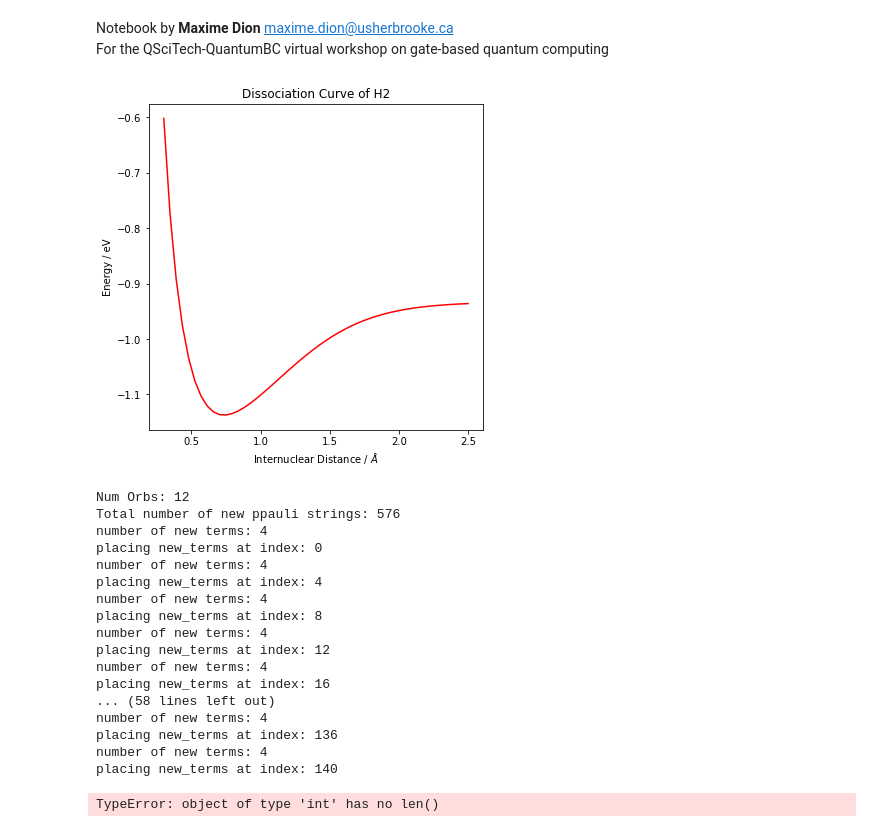
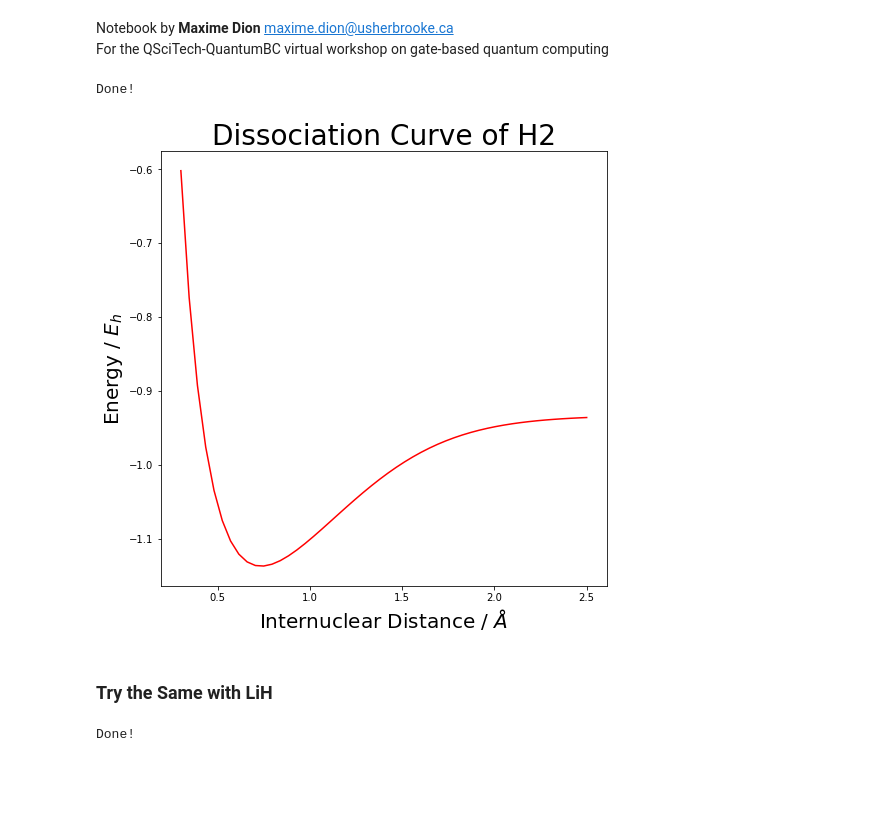
Before and after one commit to beneklins/qiskiteers_h2, a Jupyter notebook: activity3-1.ipynb, the cells around one changed output. Saved outputs shown, nothing was run; the diff lists cells and outputs as text; code cells hidden in the pictures; blank space fills up the shorter version.

```diff
--- a/activity3-1.ipynb
+++ b/activity3-1.ipynb
@@ -730,9 +731,8 @@ Now you could use a `for` loop over an array of distances (say from 0.3 A to 2.5
 # %% [markdown]
 Notebook by **Maxime Dion** <maxime.dion@usherbrooke.ca><br>
 For the QSciTech-QuantumBC virtual workshop on gate-based quantum computing
-# %%
-Eh2, _ = np.linalg.eigh(htot_lcps.to_matrix())
 # %%
+%autoreload
 n = 50
 distances = np.linspace(0.3, 2.5, n)
 gs_energies = np.zeros(n)
@@ -741,6 +741,7 @@ gs_energies = np.zeros(n)
 aps, ams = mapping.fermionic_operator_linear_combinaison_pauli_string(4)
 
 for i, distance in enumerate(distances): #units in AA
+    print('Trying Distance '+str(i+1), end="\r")
     mol = gto.M(
         atom = [['H', (0,0,-distance/2)], ['H', (0,0,distance/2)]],
         basis = 'sto-3g'
@@ -758,29 +759,47 @@ for i, distance in enumerate(distances): #units in AA
     Eh2, _ = np.linalg.eigh(htot_lcps.to_matrix())
 
     gs_energies[i] = Eh2[0] + mol.energy_nuc()
+print("Done!                   ", end="\r")
+# %% [output]
+Done!
 # %%
 # plot dissociation curve of H2
-fig, ax = plt.subplots(1, 1, figsize=(6,6))
+fig, ax = plt.subplots(1, 1, figsize=(8,8))
 ax.plot(distances, gs_energies, 'r')
-ax.set_xlabel(r'Internuclear Distance / $\AA$')
-ax.set_ylabel('Energy / eV')
-ax.set_title('Dissociation Curve of H2')
+ax.set_xlabel(r'Internuclear Distance / $\AA$', fontsize=20)
+ax.set_ylabel('Energy / $E_h$', fontsize=20)
+ax.set_title('Dissociation Curve of H2', fontsize=28)
+# fig.savefig('H2_classical.png')
 plt.show()
 # %% [output]
-[figure, old version]
+[figure, new version]
+# %% [markdown]
+### Try the Same with LiH
 # %%
 %autoreload
-n = 20
-distances = np.linspace(0.5, 3, n)
+n = 30
+distances = np.linspace(0.5, 4, n)
 gs_energies = np.zeros(n)
+
+# Just ignore the p orbitals for now to see if it will run
+small_basis = gto.basis.parse('''
+Li    S
+      0.3683820000E+02       0.6966866381E-01
+      0.5481720000E+01       0.3813463493E+00
+      0.1113270000E+01       0.6817026244E+00
+Li    S
+      0.5402050000E+00      -0.2631264058E+00
+      0.1022550000E+00       0.1143387418E+01
+''')
 
 # Jordan-Wigner Mapping of 6 states to 6 qubits
 aps, ams = mapping.fermionic_operator_linear_combinaison_pauli_string(6)
 
 for i, distance in enumerate(distances): #units in AA
+    print('Trying Distance '+str(i+1), end="\r")
     mol = gto.M(
         atom = [['H', (0,0,-distance/2)], ['Li', (0,0,distance/2)]],
-        basis = 'sto-3g'
+        basis = {'H': 'sto-3g', 'Li': small_basis}
         )
 
     # build the molecular Hamiltonian
@@ -795,22 +814,6 @@ for i, distance in enumerate(distances): #units in AA
     Eh2, _ = np.linalg.eigh(htot_lcps.to_matrix())
 
     gs_energies[i] = Eh2[0] + mol.energy_nuc()
+print("Done!                   ")
 # %% [output]
-Num Orbs: 12
-Total number of new ppauli strings: 576
-number of new terms: 4
-placing new_terms at index: 0
-number of new terms: 4
-placing new_terms at index: 4
-number of new terms: 4
-placing new_terms at index: 8
-number of new terms: 4
-placing new_terms at index: 12
-number of new terms: 4
-placing new_terms at index: 16
-... (58 lines left out)
-number of new terms: 4
-placing new_terms at index: 136
-number of new terms: 4
-placing new_terms at index: 140
+Done!
-TypeError: object of type 'int' has no len()
```
Also changed, not shown: parts of 3 cells of this notebook, 2 other files.
